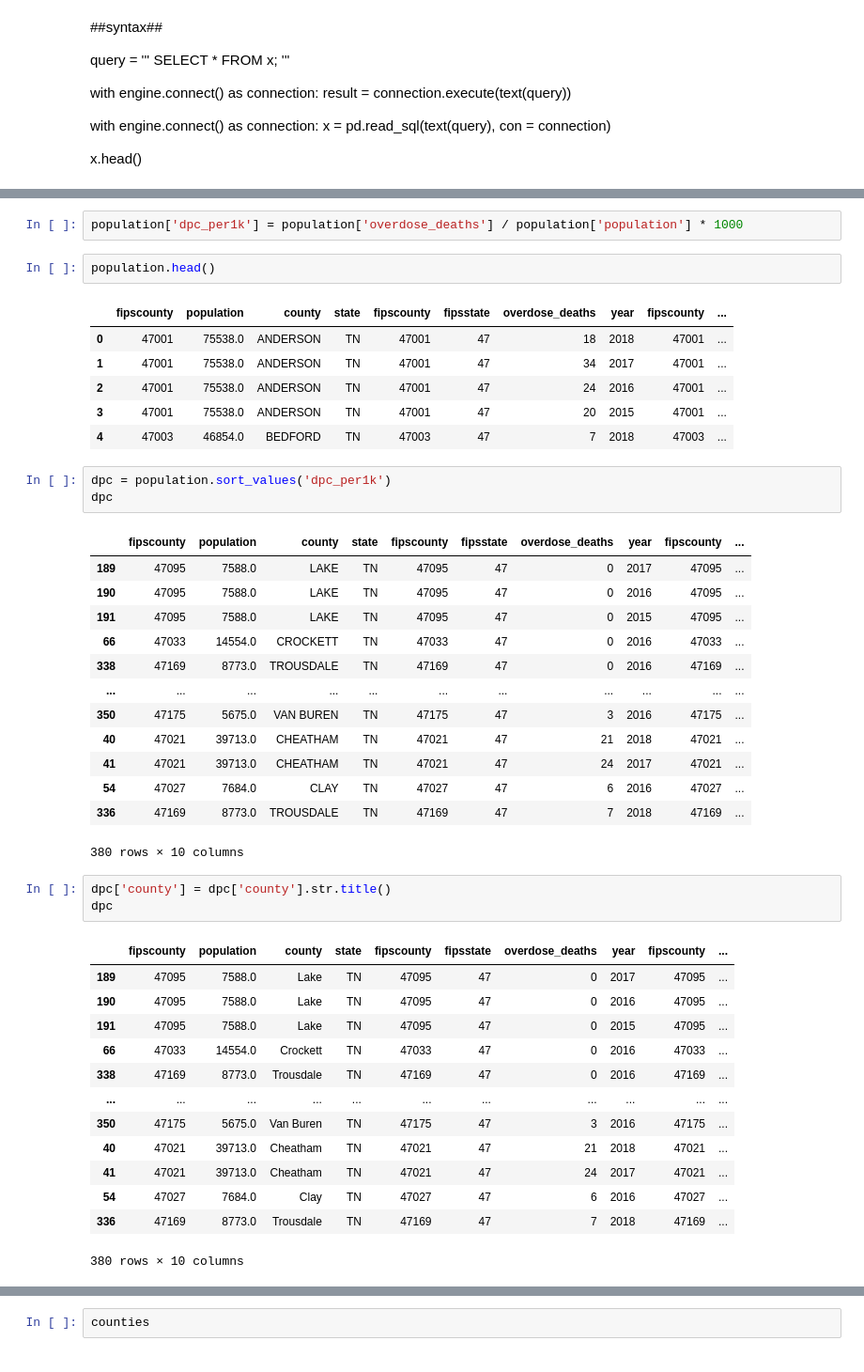
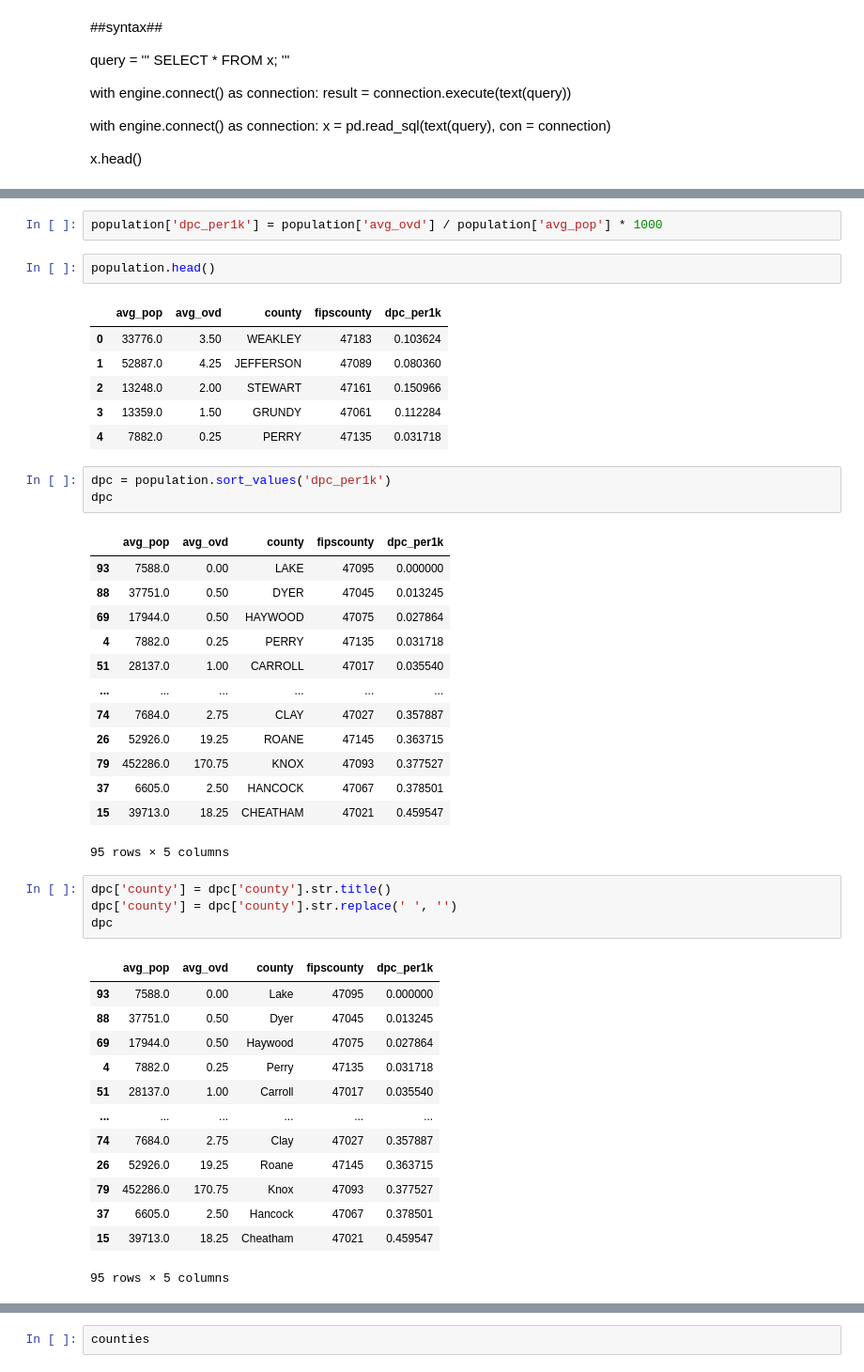
Before and after one commit to Luna-Agora/prescription-drugs-python-otto, a Jupyter notebook: otto project.ipynb, the cells around one changed output, grey strips where cells are left out. Shown: that part at 94% size. Cells and saved outputs as stored; diff of their text form.

```diff
--- a/otto project.ipynb
+++ b/otto project.ipynb
@@ -63,45 +91,46 @@ population.head()
 # %%
-population['dpc_per1k'] = population['overdose_deaths'] / population['population'] * 1000
+population['dpc_per1k'] = population['avg_ovd'] / population['avg_pop'] * 1000
 # %%
 population.head()
 # %% [output]
-|  | fipscounty | population | county | state | fipscounty | fipsstate | overdose_deaths | year | fipscounty | ... |
-| 0 | 47001 | 75538.0 | ANDERSON | TN | 47001 | 47 | 18 | 2018 | 47001 | ... |
-| 1 | 47001 | 75538.0 | ANDERSON | TN | 47001 | 47 | 34 | 2017 | 47001 | ... |
-| 2 | 47001 | 75538.0 | ANDERSON | TN | 47001 | 47 | 24 | 2016 | 47001 | ... |
-| 3 | 47001 | 75538.0 | ANDERSON | TN | 47001 | 47 | 20 | 2015 | 47001 | ... |
-| 4 | 47003 | 46854.0 | BEDFORD | TN | 47003 | 47 | 7 | 2018 | 47003 | ... |
+|  | avg_pop | avg_ovd | county | fipscounty | dpc_per1k |
+| 0 | 33776.0 | 3.50 | WEAKLEY | 47183 | 0.103624 |
+| 1 | 52887.0 | 4.25 | JEFFERSON | 47089 | 0.080360 |
+| 2 | 13248.0 | 2.00 | STEWART | 47161 | 0.150966 |
+| 3 | 13359.0 | 1.50 | GRUNDY | 47061 | 0.112284 |
+| 4 | 7882.0 | 0.25 | PERRY | 47135 | 0.031718 |
 # %%
 dpc = population.sort_values('dpc_per1k')
 dpc
 # %% [output]
-|  | fipscounty | population | county | state | fipscounty | fipsstate | overdose_deaths | year | fipscounty | ... |
-| 189 | 47095 | 7588.0 | LAKE | TN | 47095 | 47 | 0 | 2017 | 47095 | ... |
-| 190 | 47095 | 7588.0 | LAKE | TN | 47095 | 47 | 0 | 2016 | 47095 | ... |
-| 191 | 47095 | 7588.0 | LAKE | TN | 47095 | 47 | 0 | 2015 | 47095 | ... |
-| 66 | 47033 | 14554.0 | CROCKETT | TN | 47033 | 47 | 0 | 2016 | 47033 | ... |
-| 338 | 47169 | 8773.0 | TROUSDALE | TN | 47169 | 47 | 0 | 2016 | 47169 | ... |
-| ... | ... | ... | ... | ... | ... | ... | ... | ... | ... | ... |
-| 350 | 47175 | 5675.0 | VAN BUREN | TN | 47175 | 47 | 3 | 2016 | 47175 | ... |
-| 40 | 47021 | 39713.0 | CHEATHAM | TN | 47021 | 47 | 21 | 2018 | 47021 | ... |
-| 41 | 47021 | 39713.0 | CHEATHAM | TN | 47021 | 47 | 24 | 2017 | 47021 | ... |
-| 54 | 47027 | 7684.0 | CLAY | TN | 47027 | 47 | 6 | 2016 | 47027 | ... |
-| 336 | 47169 | 8773.0 | TROUSDALE | TN | 47169 | 47 | 7 | 2018 | 47169 | ... |
+|  | avg_pop | avg_ovd | county | fipscounty | dpc_per1k |
+| 93 | 7588.0 | 0.00 | LAKE | 47095 | 0.000000 |
+| 88 | 37751.0 | 0.50 | DYER | 47045 | 0.013245 |
+| 69 | 17944.0 | 0.50 | HAYWOOD | 47075 | 0.027864 |
+| 4 | 7882.0 | 0.25 | PERRY | 47135 | 0.031718 |
+| 51 | 28137.0 | 1.00 | CARROLL | 47017 | 0.035540 |
+| ... | ... | ... | ... | ... | ... |
+| 74 | 7684.0 | 2.75 | CLAY | 47027 | 0.357887 |
+| 26 | 52926.0 | 19.25 | ROANE | 47145 | 0.363715 |
+| 79 | 452286.0 | 170.75 | KNOX | 47093 | 0.377527 |
+| 37 | 6605.0 | 2.50 | HANCOCK | 47067 | 0.378501 |
+| 15 | 39713.0 | 18.25 | CHEATHAM | 47021 | 0.459547 |
-380 rows × 10 columns
+95 rows × 5 columns
 # %%
 dpc['county'] = dpc['county'].str.title()
+dpc['county'] = dpc['county'].str.replace(' ', '')
 dpc
 # %% [output]
-|  | fipscounty | population | county | state | fipscounty | fipsstate | overdose_deaths | year | fipscounty | ... |
-| 189 | 47095 | 7588.0 | Lake | TN | 47095 | 47 | 0 | 2017 | 47095 | ... |
-| 190 | 47095 | 7588.0 | Lake | TN | 47095 | 47 | 0 | 2016 | 47095 | ... |
-| 191 | 47095 | 7588.0 | Lake | TN | 47095 | 47 | 0 | 2015 | 47095 | ... |
-| 66 | 47033 | 14554.0 | Crockett | TN | 47033 | 47 | 0 | 2016 | 47033 | ... |
-| 338 | 47169 | 8773.0 | Trousdale | TN | 47169 | 47 | 0 | 2016 | 47169 | ... |
-| ... | ... | ... | ... | ... | ... | ... | ... | ... | ... | ... |
-| 350 | 47175 | 5675.0 | Van Buren | TN | 47175 | 47 | 3 | 2016 | 47175 | ... |
-| 40 | 47021 | 39713.0 | Cheatham | TN | 47021 | 47 | 21 | 2018 | 47021 | ... |
-| 41 | 47021 | 39713.0 | Cheatham | TN | 47021 | 47 | 24 | 2017 | 47021 | ... |
-| 54 | 47027 | 7684.0 | Clay | TN | 47027 | 47 | 6 | 2016 | 47027 | ... |
-| 336 | 47169 | 8773.0 | Trousdale | TN | 47169 | 47 | 7 | 2018 | 47169 | ... |
+|  | avg_pop | avg_ovd | county | fipscounty | dpc_per1k |
+| 93 | 7588.0 | 0.00 | Lake | 47095 | 0.000000 |
+| 88 | 37751.0 | 0.50 | Dyer | 47045 | 0.013245 |
+| 69 | 17944.0 | 0.50 | Haywood | 47075 | 0.027864 |
+| 4 | 7882.0 | 0.25 | Perry | 47135 | 0.031718 |
+| 51 | 28137.0 | 1.00 | Carroll | 47017 | 0.035540 |
+| ... | ... | ... | ... | ... | ... |
+| 74 | 7684.0 | 2.75 | Clay | 47027 | 0.357887 |
+| 26 | 52926.0 | 19.25 | Roane | 47145 | 0.363715 |
+| 79 | 452286.0 | 170.75 | Knox | 47093 | 0.377527 |
+| 37 | 6605.0 | 2.50 | Hancock | 47067 | 0.378501 |
+| 15 | 39713.0 | 18.25 | Cheatham | 47021 | 0.459547 |
-380 rows × 10 columns
+95 rows × 5 columns
```
Also changed, not shown: parts of 18 cells of this notebook, 1 other file.
